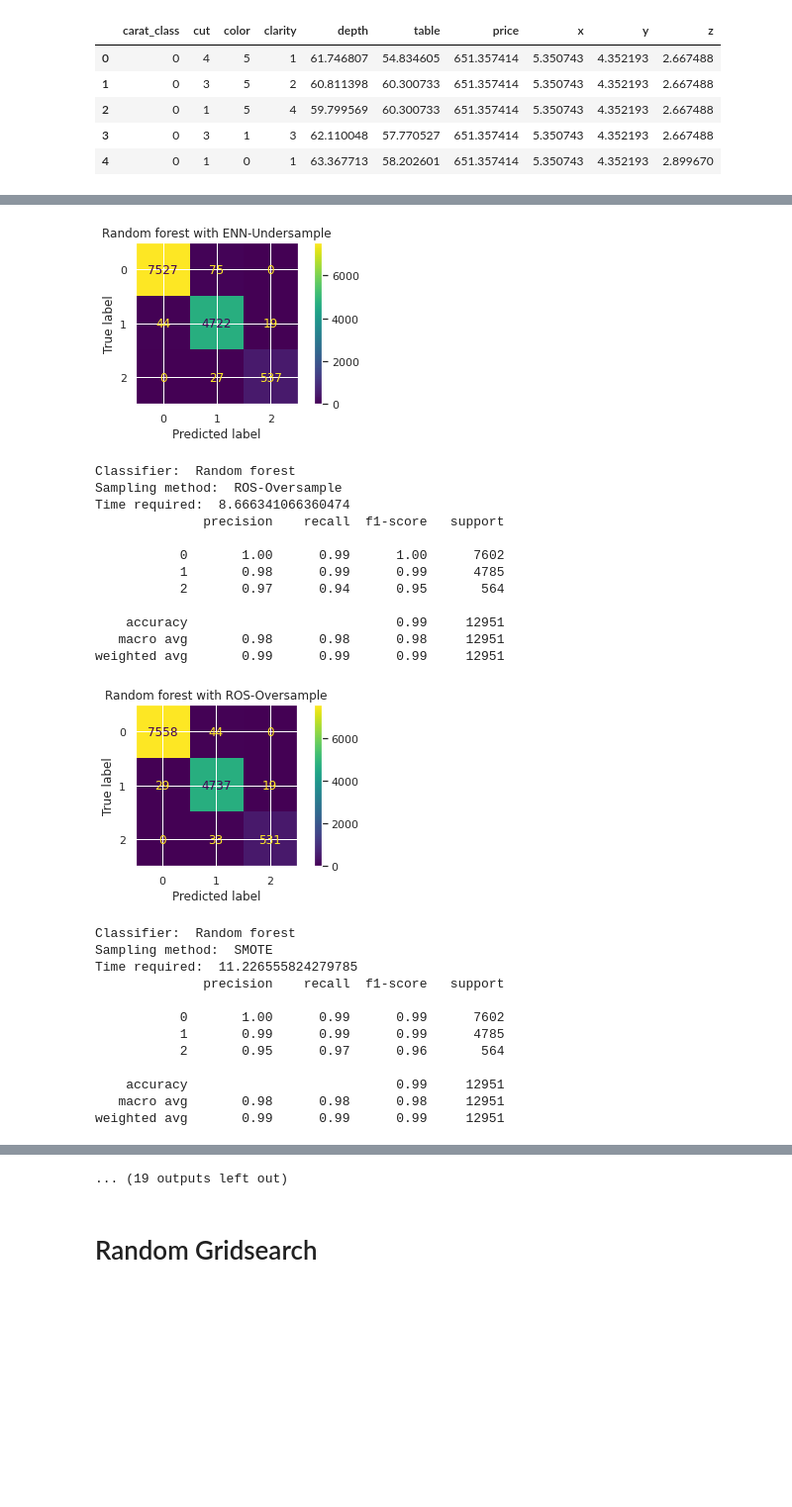
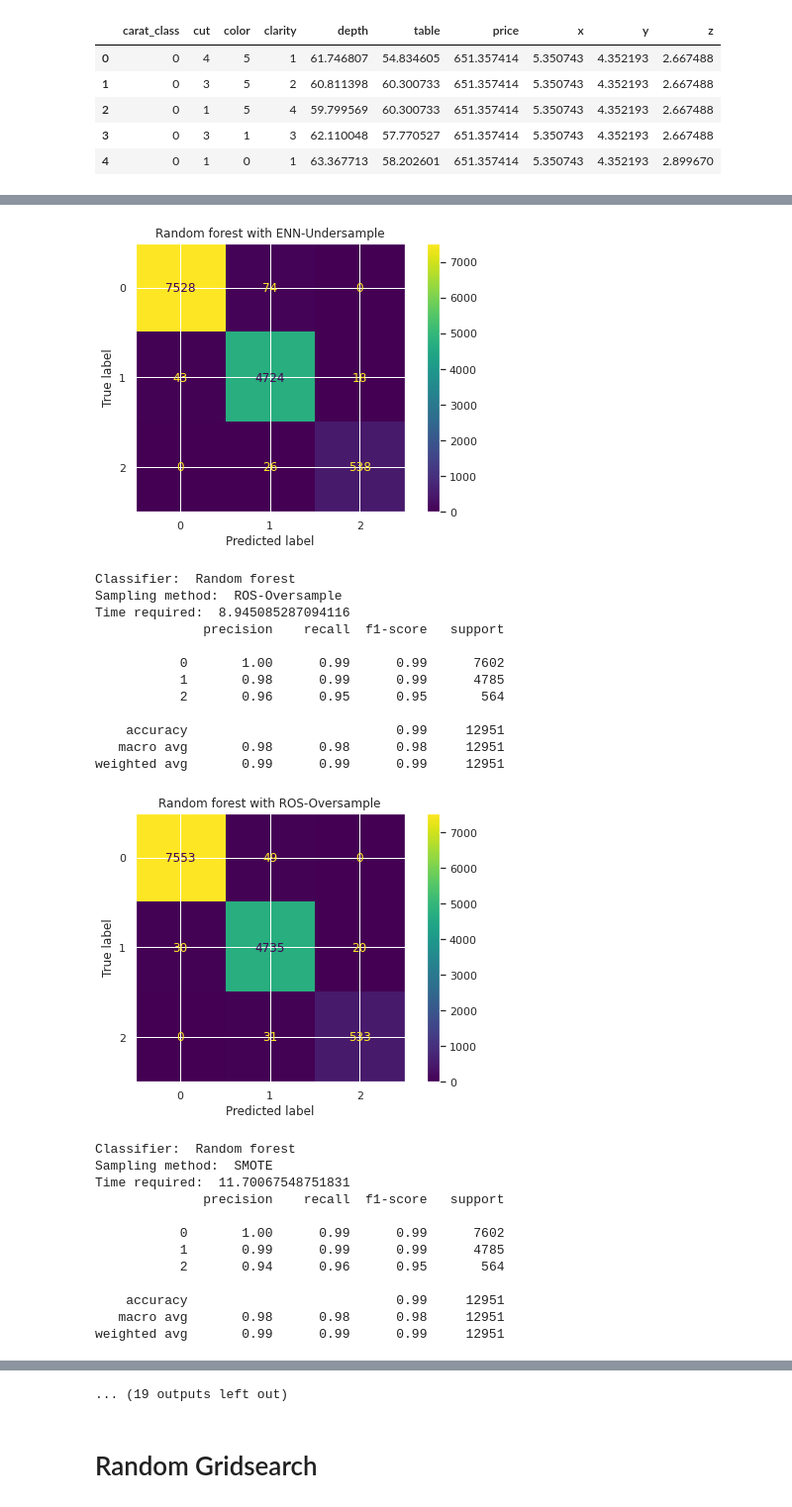
Before and after one commit to mattecora/DiamondClassifier, a Jupyter notebook: sagemaker/EnsembleModels.ipynb, the cells around one changed output, grey strips where cells are left out. Shown at 99% size. Saved outputs shown, nothing was run; the diff lists cells and outputs as text; code cells hidden in the pictures; blank space fills up the shorter version.

```diff
--- a/sagemaker/EnsembleModels.ipynb
+++ b/sagemaker/EnsembleModels.ipynb
@@ -87,12 +94,3 @@ Prep_test dataset has: 10770 rows and 10 columns
 | 2 | 0 | 1 | 5 | 4 | 59.799569 | 60.300733 | 651.357414 | 5.350743 | 4.352193 | 2.667488 |
 | 3 | 0 | 3 | 1 | 3 | 62.110048 | 57.770527 | 651.357414 | 5.350743 | 4.352193 | 2.667488 |
 | 4 | 0 | 1 | 0 | 1 | 63.367713 | 58.202601 | 651.357414 | 5.350743 | 4.352193 | 2.899670 |
-# %%
-custom_transf = CustomTransformer()
-new_train = custom_transf.transform(prep_train)
-
-sns.set(rc={'figure.figsize':(10,8)})
-fig, ax = plt.subplots(1, 1)
-sns.heatmap(new_train.corr(), vmin = -1, vmax= 1 , annot = True)
-#plt.savefig("images/trainingCorr.png")
-plt.show()
@@ -110,8 +115,4 @@ classifiers = [RandomForestClassifier(), AdaBoostClassifier(), GradientBoostingC
                 MLPClassifier(), XGBClassifier(eval_metric='mlogloss',use_label_encoder=False)
               ]
 
-clf_names = ['Random forest', 'ADAboost', 'GBT', 'MLP',
-             'XGBoost']
-
-sampling_techs = [EditedNearestNeighbours(), RandomOverSampler(), SMOTE(random_state=seed)]
-sampling_names = ['ENN-Undersample', 'ROS-Oversample','SMOTE']
+clf_names = ['Random forest', 'ADAboost', 'GBT', 'MLP', 'XGBoost']
@@ -121,16 +136,13 @@ best_clf = ''
 best_samp = ''
 for clf, clf_name in zip(classifiers,clf_names):
     for samp, samp_name in zip(sampling_techs,sampling_names):
-        custom_transf = CustomTransformer()
-        std_scale = StandardScaler()
-        pca = PCA(n_components=8)
 
         t0 = time.time()
         model = make_pipeline(custom_transf,std_scale,pca,samp,clf)
         model.fit(sample_train, label_train)
         pred = model.predict(sample_val)
         t1 = time.time()
-        report = classification_report(label_val,pred, output_dict = True)
+        report = classification_report(label_val,pred, output_dict = True, zero_division = 0)
         score = report['accuracy']
         if score > best_score:
             best_score = score
@@ -139,8 +151,8 @@ for clf, clf_name in zip(classifiers,clf_names):
         print('Classifier: ',clf_name)
         print('Sampling method: ',samp_name)
         print('Time required: ',t1-t0)
-        print(classification_report(label_val,pred))
-        img = sns.set(rc={'figure.figsize':(6,3)})
+        print(classification_report(label_val,pred,zero_division = 0))
+        img = sns.set(rc={'figure.figsize':(8,5)})
         plot_confusion_matrix(model, sample_val, label_val)
         plt.title(clf_name + ' with '+samp_name)
         plt.show()
@@ -156,34 +168,34 @@ Time required:  5.693761587142944
               precision    recall  f1-score   support
 
            0       0.99      0.99      0.99      7602
            1       0.98      0.99      0.98      4785
            2       0.97      0.95      0.96       564
 
     accuracy                           0.99     12951
    macro avg       0.98      0.98      0.98     12951
 weighted avg       0.99      0.99      0.99     12951
-[figure, old version]
+[figure, new version]
 Classifier:  Random forest
 Sampling method:  ROS-Oversample
-Time required:  8.666341066360474
+Time required:  8.945085287094116
               precision    recall  f1-score   support
 
-           0       1.00      0.99      1.00      7602
+           0       1.00      0.99      0.99      7602
            1       0.98      0.99      0.99      4785
-           2       0.97      0.94      0.95       564
+           2       0.96      0.95      0.95       564
 
     accuracy                           0.99     12951
    macro avg       0.98      0.98      0.98     12951
 weighted avg       0.99      0.99      0.99     12951
-[figure, old version]
+[figure, new version]
 Classifier:  Random forest
 Sampling method:  SMOTE
-Time required:  11.226555824279785
+Time required:  11.70067548751831
               precision    recall  f1-score   support
 
            0       1.00      0.99      0.99      7602
            1       0.99      0.99      0.99      4785
-           2       0.95      0.97      0.96       564
+           2       0.94      0.96      0.95       564
 
     accuracy                           0.99     12951
    macro avg       0.98      0.98      0.98     12951
```
Also changed, not shown: parts of 21 cells of this notebook.
